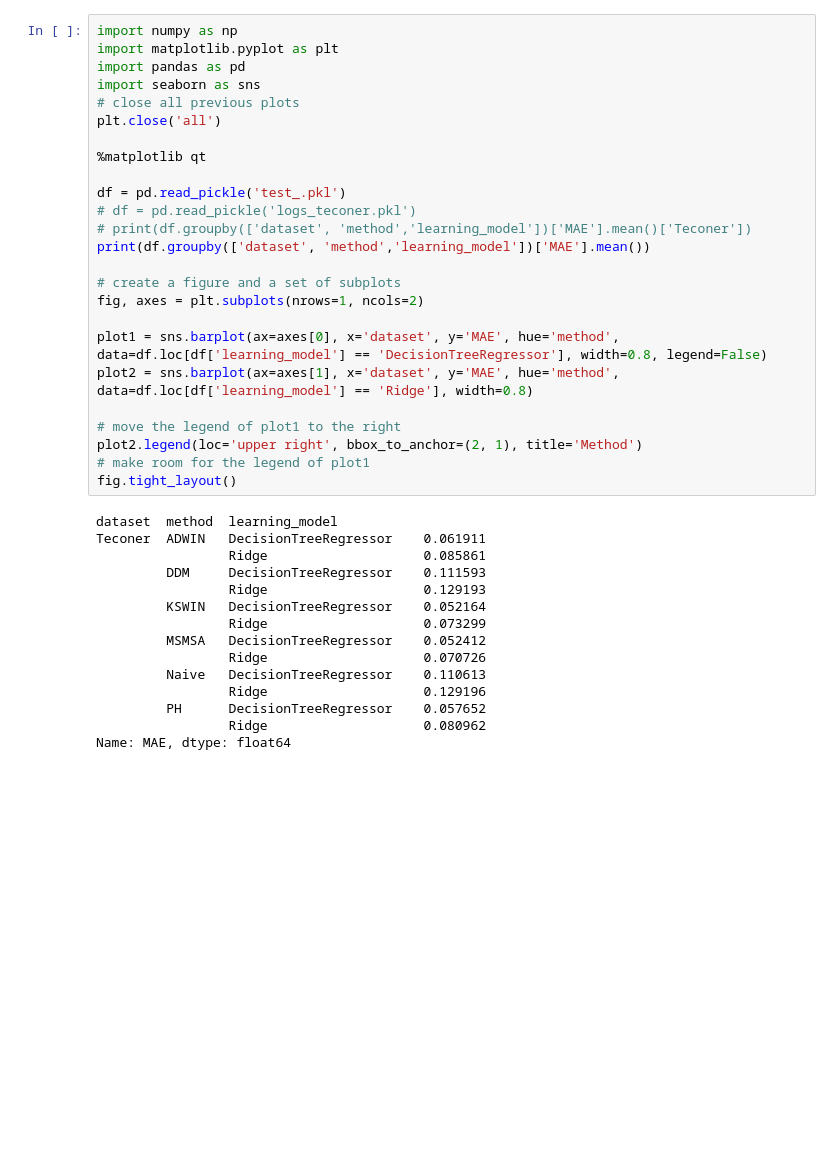
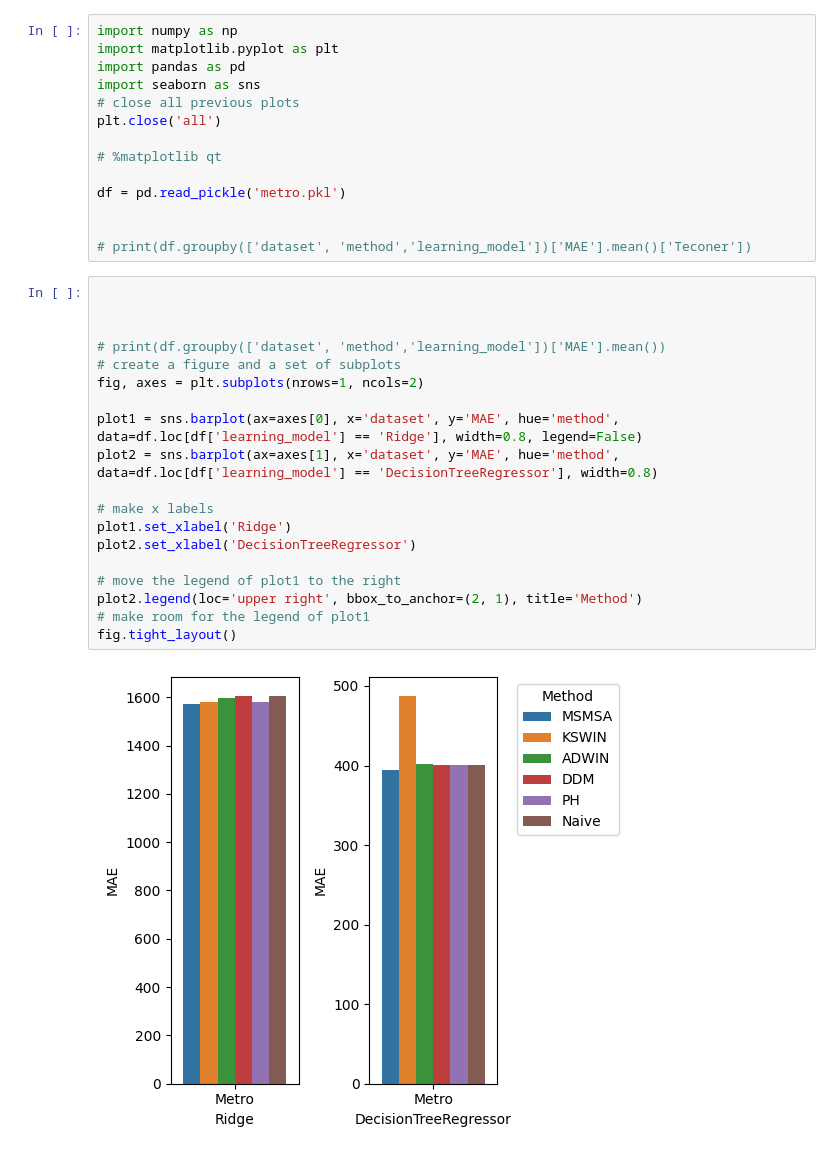
Before and after one commit to hossein-haeri/msmsa, a Jupyter notebook: quick_visualizer.ipynb, the cells around one changed output. Cells and saved outputs as stored; diff of their text form; blank space fills up the shorter version.

Commit message:
include metro

```diff
--- a/quick_visualizer.ipynb
+++ b/quick_visualizer.ipynb
@@ -1,40 +1,35 @@
+# %%
+import numpy as np
+import matplotlib.pyplot as plt
+import pandas as pd
+import seaborn as sns
+# close all previous plots
+plt.close('all')
+
+# %matplotlib qt
+
+df = pd.read_pickle('metro.pkl')
+
+
+# print(df.groupby(['dataset', 'method','learning_model'])['MAE'].mean()['Teconer'])
 # %%
-import numpy as np
-import matplotlib.pyplot as plt
-import pandas as pd
-import seaborn as sns
-# close all previous plots
-plt.close('all')
 
-%matplotlib qt
 
-df = pd.read_pickle('test_.pkl')
-# df = pd.read_pickle('logs_teconer.pkl')
-# print(df.groupby(['dataset', 'method','learning_model'])['MAE'].mean()['Teconer'])
-print(df.groupby(['dataset', 'method','learning_model'])['MAE'].mean())
 
+# print(df.groupby(['dataset', 'method','learning_model'])['MAE'].mean())
 # create a figure and a set of subplots
 fig, axes = plt.subplots(nrows=1, ncols=2)
 
-plot1 = sns.barplot(ax=axes[0], x='dataset', y='MAE', hue='method', data=df.loc[df['learning_model'] == 'DecisionTreeRegressor'], width=0.8, legend=False)
-plot2 = sns.barplot(ax=axes[1], x='dataset', y='MAE', hue='method', data=df.loc[df['learning_model'] == 'Ridge'], width=0.8)
+plot1 = sns.barplot(ax=axes[0], x='dataset', y='MAE', hue='method', data=df.loc[df['learning_model'] == 'Ridge'], width=0.8, legend=False)
+plot2 = sns.barplot(ax=axes[1], x='dataset', y='MAE', hue='method', data=df.loc[df['learning_model'] == 'DecisionTreeRegressor'], width=0.8)
+
+# make x labels
+plot1.set_xlabel('Ridge')
+plot2.set_xlabel('DecisionTreeRegressor')
 
 # move the legend of plot1 to the right
 plot2.legend(loc='upper right', bbox_to_anchor=(2, 1), title='Method')
 # make room for the legend of plot1
 fig.tight_layout()
 # %% [output]
-dataset  method  learning_model
-Teconer  ADWIN   DecisionTreeRegressor    0.061911
-                 Ridge                    0.085861
-         DDM     DecisionTreeRegressor    0.111593
-                 Ridge                    0.129193
-         KSWIN   DecisionTreeRegressor    0.052164
-                 Ridge                    0.073299
-         MSMSA   DecisionTreeRegressor    0.052412
-                 Ridge                    0.070726
-         Naive   DecisionTreeRegressor    0.110613
-                 Ridge                    0.129196
-         PH      DecisionTreeRegressor    0.057652
-                 Ridge                    0.080962
-Name: MAE, dtype: float64
+[figure, added]
```
Also changed, not shown: parts of 1 cell of this notebook, 17 other files.
